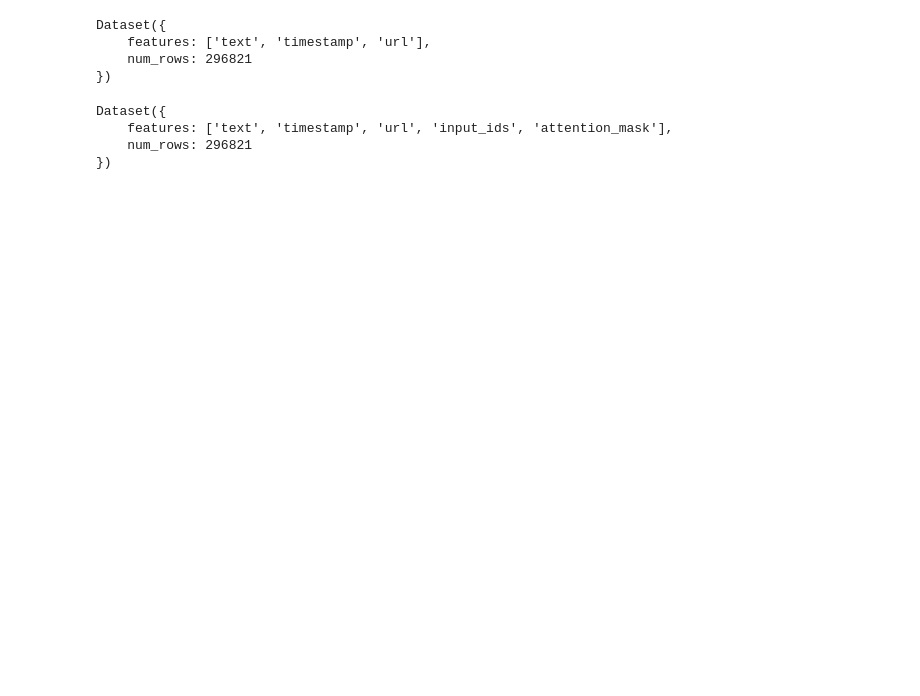
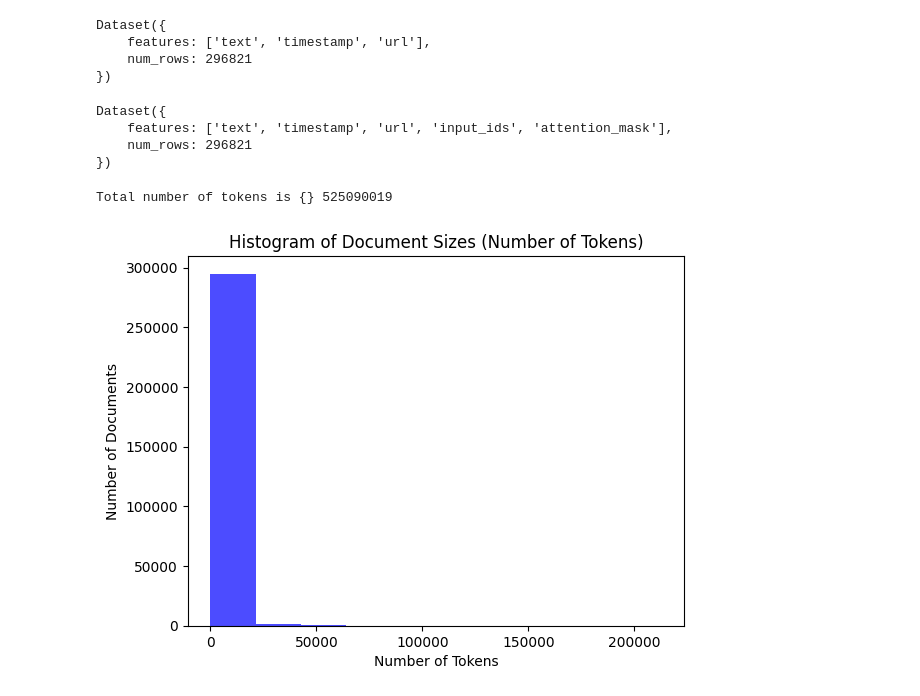
Before and after one commit to meghrajeev/llm_hw3, a Jupyter notebook: 11667_HW3.ipynb, the cells around one changed output. Drawn from its saved outputs; the diff is of its cells as text; code cells hidden in the pictures; blank space fills up the shorter version.

```diff
--- a/11667_HW3.ipynb
+++ b/11667_HW3.ipynb
@@ -54,8 +54,8 @@ for record in dataset:
 
 print(f"Total number of words in the dataset: {word_count}")
 # %%
-from transformers import GPT2Tokenizer
-tokenizer = GPT2Tokenizer.from_pretrained("gpt2")
+from transformers import GPT2TokenizerFast
+tokenizer = GPT2TokenizerFast.from_pretrained("gpt2")
 # %%
 # tokenization
 def tokenize_function(examples):
@@ -72,13 +72,24 @@ Dataset({
 # %%
 # histogram of document lengths
 # Calculate the lengths of the tokenized documents
-token_lengths = [len(input_id) for input_id in tokenized_dataset['input_ids']]
-print("Total number of tokens:", sum(token_lengths))
+token_counts = [len(input_id) for input_id in tokenized_dataset['input_ids']]
+print("Total number of tokens:", sum(token_counts))
+
+# token_counts = []
+# for document in dataset:
+#     tokens = tokenizer.encode(document['text'])
+#     token_counts.append(len(tokens))
+# print("Total number of tokens is {}", sum(token_counts))
+# %% [output]
+Total number of tokens is {} 525090019
 # %%
 import matplotlib.pyplot as plt
 # Plotting the histogram
-plt.hist(token_lengths, bins=50, color='blue', alpha=0.7)
+plt.hist(token_counts, bins=10, color='blue', alpha=0.7)
 plt.title('Histogram of Document Sizes (Number of Tokens)')
 plt.xlabel('Number of Tokens')
 plt.ylabel('Number of Documents')
+# plt.xlim(max(token_counts))
 plt.show()
+# %% [output]
+[figure, added]
```
Also changed, not shown: parts of 11 cells of this notebook, 6 other files.
